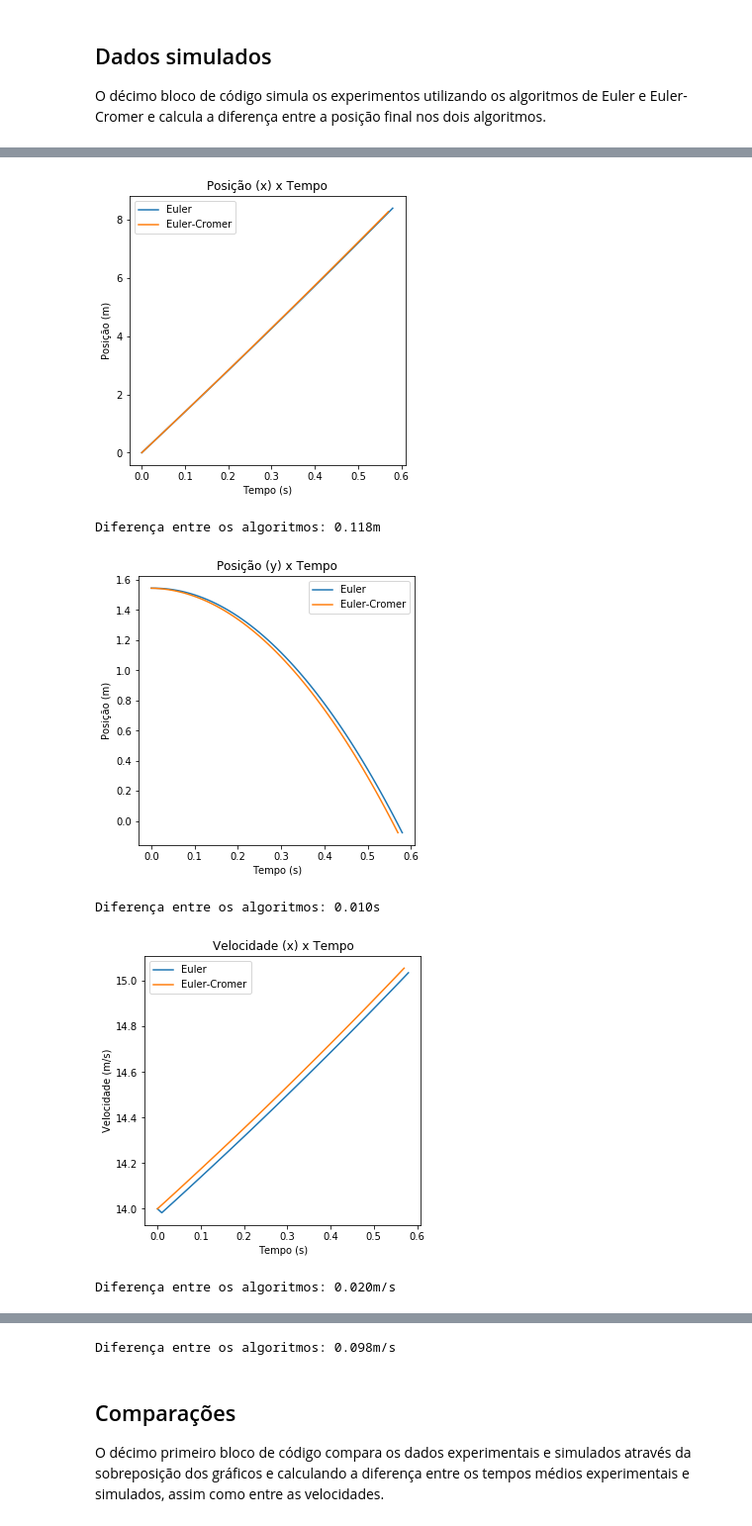
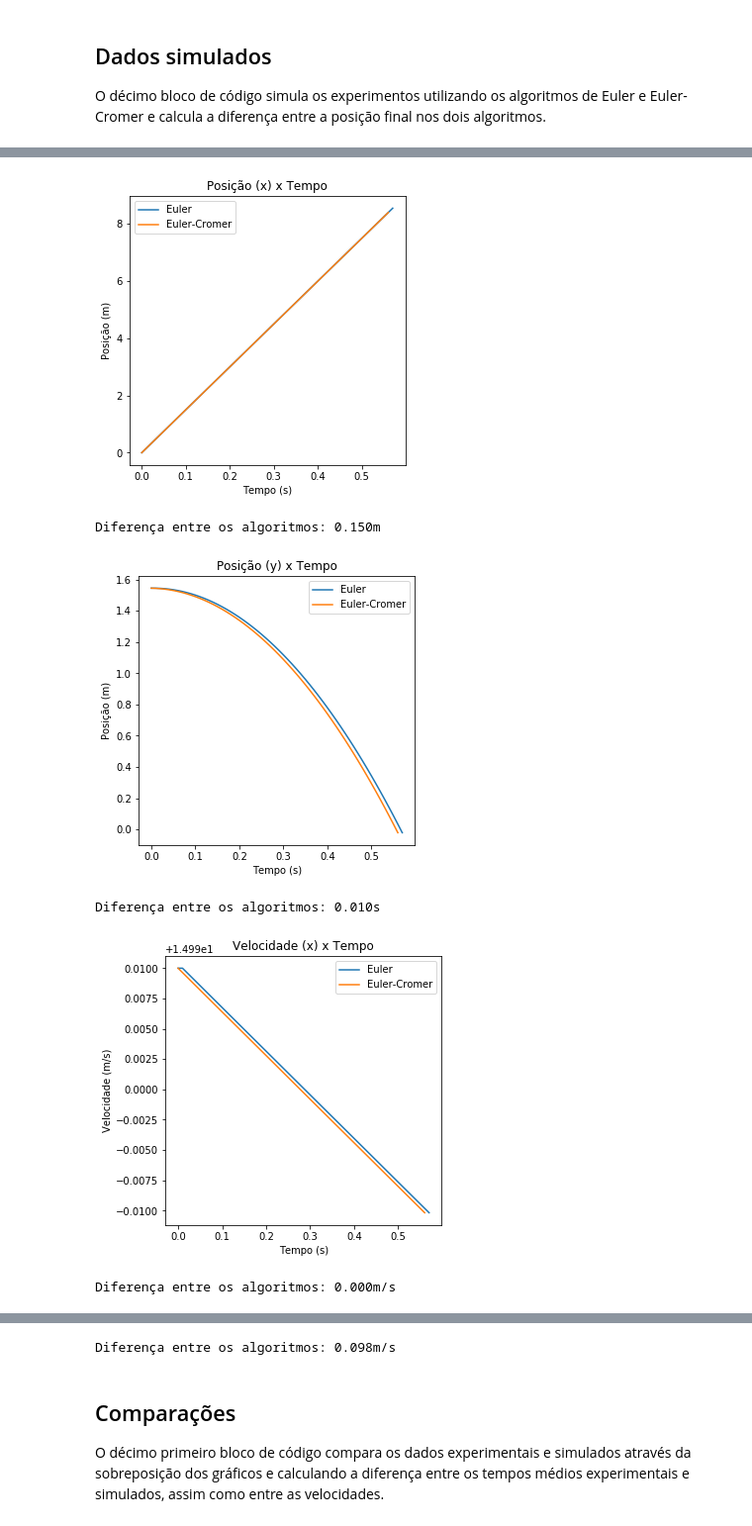
Before and after one commit to papukweh/MAC0209-EP02, a Jupyter notebook: EP2.ipynb, the cells around one changed output, grey strips where cells are left out. Shown at 99% size. Cells and saved outputs as stored; diff of their text form; code cells hidden in the pictures.

```diff
--- a/EP2.ipynb
+++ b/EP2.ipynb
@@ -188,7 +223,7 @@ tempo = []
 tms = 0.0 #tempo médio simulado
 vms = 0.0 #velocidade média simulada
 
-#Simula os experimentos utilizando algoritmo de Euler sem atrito
+#Simula os experimentos utilizando algoritmo de Euler e Euler-Cromer sem atrito
 x = 0.0 #onde 0 é o inicio da rampa e 8 o final
 v = 0.0 #sai do repouso
 a = g*(math.sin(theta)) #rampa
@@ -235,10 +270,10 @@ pyplot.show()
 
 print("Diferença entre os algoritmos: %.3fm/s" %(abs(Sc[1]-S[1])))
 
-#Simula os experimentos utilizando algoritmo de Euler com atrito
+#Simula os experimentos utilizando algoritmo de Euler e Euler-Cromer com atrito
 x = 0.0 #onde 0 é o inicio da rampa e 8 o final
 v = 0.0 #sai do repouso
-a = -g*(math.sin(theta)-atrito*math.cos(theta)) #rampa
+a = -g*math.sin(theta) + C*v #rampa
 t = 0.0 #tempo inicial
 
 S = initState(x,v,a,t)
@@ -257,8 +292,8 @@ while S[0] < 8:
     xsca.append(Sc[0])
     vsca.append(Sc[1])
     tempoa.append(S[3])
-    nextState(S, dt)
-    nextStateCromer(Sc, dt)
+    nextStateAtrito(S, dt)
+    nextStateCromerAtrito(Sc, dt)
 
 #Médias
 tmsa = S[3] #tempo médio simulado
@@ -297,7 +332,7 @@ pyplot.ylabel("Posição (m)")
 pyplot.legend()
 pyplot.show()
 
-print("Diferença entre com/sem atrito: %.3fm" %(abs(xs[-1]-xsa[0])))
+print("Diferença entre com/sem atrito: %.3fm" %(abs(xs[-1]-xsa[-1])))
 
 pyplot.figure()
 pyplot.plot(tempoa, vsa, label='Euler com atrito')
@@ -308,7 +343,7 @@ pyplot.ylabel("Velocidade (m/s)")
 pyplot.legend()
 pyplot.show()
 
-print("Diferença entre com/sem atrito: %.3fm/s" %(abs(vs[-1]-vsa[0])))
+print("Diferença entre com/sem atrito: %.3fm/s" %(abs(vs[-1]-vsa[-1])))
 # %% [output]
 [figure]
 Diferença entre os algoritmos: 0.026m
@@ -576,21 +618,32 @@ xme = xme/5
 
 O décimo bloco de código simula os experimentos utilizando os algoritmos de Euler e Euler-Cromer e calcula a diferença entre a posição final nos dois algoritmos.
 # %%
-#Simula os experimentos utilizando algoritmo de Euler para sistemas dinâmicos
+#Simula os experimentos utilizando algoritmo de Euler e Euler-Cromer com atrito
 x = 0 #posição(x) inicial do projétil
 y = 1.545 #altura inicial do projétil
-vx = 14 #estimativa de velocidade inicial (x) do projétil
+vx = 15 #estimativa de velocidade inicial (x) do projétil
 vy = 0.0 #inicialmente, nenhuma força vertical age sobre o projétil
-ax = -((0.0129 * 0.295 * 6.66)/2 * vx**2)/m #resistência do ar
+ax = (0.5*C*dar*A * S[2]**2)/m
 ay = -g #aceleração causada pela força peso
 t = 0.0 #tempo inicial
+
+posx = [] #coordenada x do projétil (Euler)
+posy = [] #coordenada y do projétil (Euler)
+velx = [] #velocidade na direção do eixo x (Euler)
+vely = [] #velocidade na direção do eixo y (Euler)
+posxc = [] #coordenada x do projétil (Euler-Cromer)
+posyc = [] #coordenada y do projétil (Euler-Cromer)
+velxc = [] #velocidade na direção do eixo x (Euler-Cromer)
+velyc = [] #velocidade na direção do eixo y (Euler-Cromer)
+tempo = [] #tempo para Euler
+tempoc = [] #tempo para Euler-Cromer
 
 S = initState(x,y,vx,vy,ax,ay,t)
 Sc = initState(x,y,vx,vy,ax,ay,t)
 
 #Faz a simulação até atingir o chão (0m)
-while S[1] > -0.1 or Sc[1] > -0.1:
-    if (S[1] > -0.1):
+while S[1] > -0.05 or Sc[1] > -0.05:
+    if (S[1] > -0.05):
         posx.append(S[0])
         posy.append(S[1])
         velx.append(S[2])
@@ -598,7 +651,7 @@ while S[1] > -0.1 or Sc[1] > -0.1:
         tempo.append(S[6])
         nextState(S, m, dt)
 
-    if (Sc[1] > -0.1):
+    if (Sc[1] > -0.05):
         posxc.append(Sc[0])
         posyc.append(Sc[1])
         velxc.append(Sc[2])
@@ -666,6 +719,6 @@ Diferença entre os algoritmos: 0.118m
-[figure, old version]
+[figure, new version]
-Diferença entre os algoritmos: 0.118m
+Diferença entre os algoritmos: 0.150m
-[figure, old version]
+[figure, new version]
 Diferença entre os algoritmos: 0.010s
-[figure, old version]
+[figure, new version]
-Diferença entre os algoritmos: 0.020m/s
+Diferença entre os algoritmos: 0.000m/s
```
Also changed, not shown: parts of 22 cells of this notebook.
